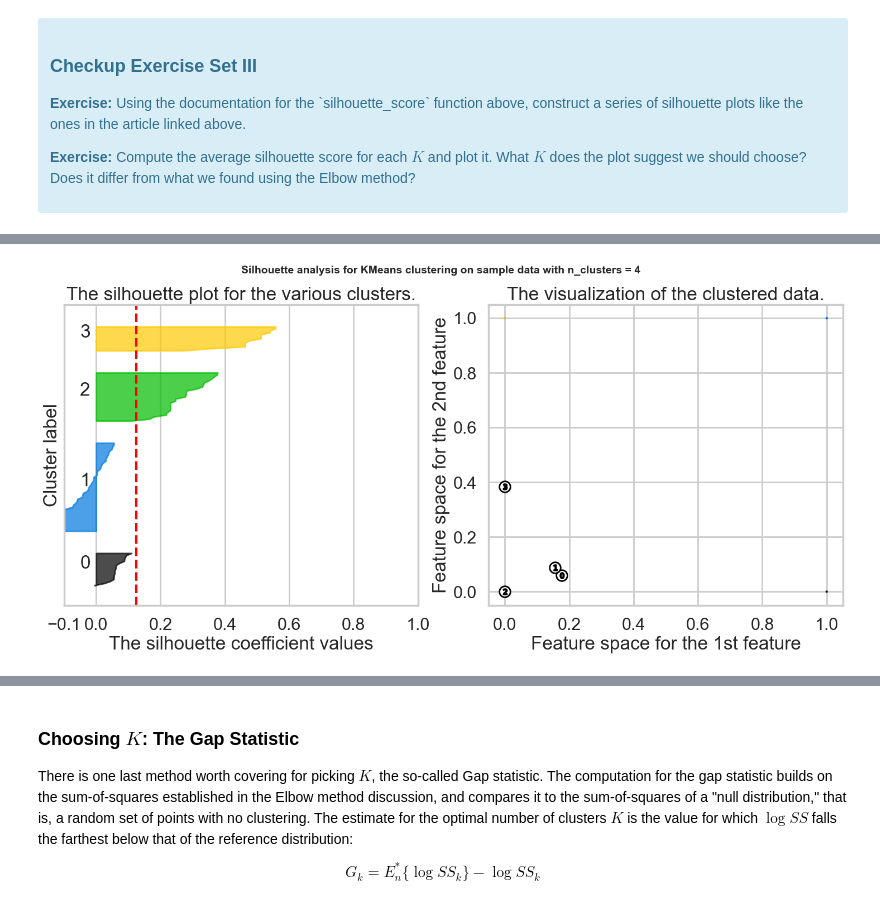
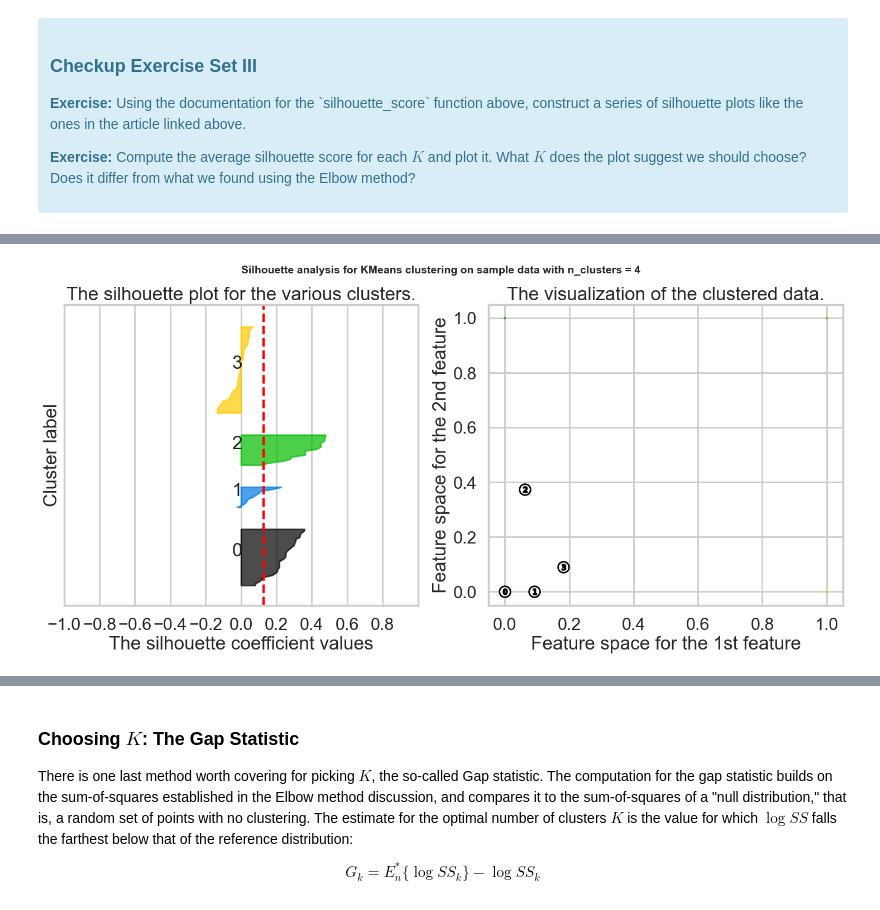
Before and after one commit to sardarchitect/ucsd-mini-projects, a Jupyter notebook: mec-16.2.6-clustering-mini-project/Mini_Project_Clustering.ipynb, the cells around one changed output, grey strips where cells are left out. Saved outputs shown, nothing was run; the diff lists cells and outputs as text; code cells hidden in the pictures.

```diff
--- a/mec-16.2.6-clustering-mini-project/Mini_Project_Clustering.ipynb
+++ b/mec-16.2.6-clustering-mini-project/Mini_Project_Clustering.ipynb
@@ -182,42 +187,26 @@ Fortunately, scikit-learn provides a function to compute this for us (phew!) cal
 </div>
 # %%
 # Your turn.
-
 from sklearn.metrics import silhouette_samples, silhouette_score
-
 import matplotlib.cm as cm
 
-for n_cluster in np.arange(2,11):
-
-    # Create a subplot with 1 row and 2 columns
+for n_clusters in range(2,11):
     fig, (ax1, ax2) = plt.subplots(1, 2)
     fig.set_size_inches(18, 7)
 
-    # The 1st subplot is the silhouette plot
-    # The silhouette coefficient can range from -1, 1 but in this example all
-    # lie within [-0.1, 1]
-    ax1.set_xlim([-0.1, 1])
-    # The (n_clusters+1)*10 is for inserting blank space between silhouette
-    # plots of individual clusters, to demarcate them clearly.
-    ax1.set_ylim([0, len(x_cols) + (n_cluster + 1) * 10])
+    ax1.set_xlim([-1, 1])
+    ax1.set_ylim([0, len(x_cols) + (n_clusters + 1) * 10])
 
-    kmeans = KMeans(n_clusters=n_cluster)
-    cluster_labels = kmeans.fit_predict(x_cols)
+    clusterer = KMeans(n_clusters, n_init='auto', random_state=10)
+    cluster_labels = clusterer.fit_predict(x_cols)
 
-    # The silhouette_score gives the average value for all the samples.
-    # This gives a perspective into the density and separation of the formed
-    # clusters
     silhouette_avg = silhouette_score(x_cols, cluster_labels)
-    print("For n_clusters =", n_cluster,
-          "The average silhouette_score is :", silhouette_avg)
+    print("For n_clusters = ", n_clusters, "The average silhouette score is:", silhouette_avg)
 
-    # Compute the silhouette scores for each sample
     sample_silhouette_values = silhouette_samples(x_cols, cluster_labels)
 
     y_lower = 10
-    for i in range(n_cluster):
-        # Aggregate the silhouette scores for samples belonging to
-        # cluster i, and sort them
+    for i in range(n_clusters):
         ith_cluster_silhouette_values = sample_silhouette_values[cluster_labels == i]
 
         ith_cluster_silhouette_values.sort()
@@ -225,10 +214,15 @@ for n_cluster in np.arange(2,11):
         size_cluster_i = ith_cluster_silhouette_values.shape[0]
         y_upper = y_lower + size_cluster_i
 
-        color = cm.nipy_spectral(float(i) / n_cluster)
-        ax1.fill_betweenx(np.arange(y_lower, y_upper),
-                          0, ith_cluster_silhouette_values,
-                          facecolor=color, edgecolor=color, alpha=0.7)
+        color = cm.nipy_spectral(float(i) / n_clusters)
+        ax1.fill_betweenx(
+            np.arange(y_lower, y_upper),
+            0,
+            ith_cluster_silhouette_values,
+            facecolor=color,
+            edgecolor=color,
+            alpha=0.7,
+        )
 
         # Label the silhouette plots with their cluster numbers at the middle
         ax1.text(-0.05, y_lower + 0.5 * size_cluster_i, str(i))
@@ -244,30 +238,40 @@ for n_cluster in np.arange(2,11):
     ax1.axvline(x=silhouette_avg, color="red", linestyle="--")
 
     ax1.set_yticks([])  # Clear the yaxis labels / ticks
-    ax1.set_xticks([-0.1, 0, 0.2, 0.4, 0.6, 0.8, 1])
+    ax1.set_xticks(np.arange(-1, 1, 0.2))
 
     # 2nd Plot showing the actual clusters formed
-    colors = cm.nipy_spectral(cluster_labels.astype(float) / n_cluster)
-    ax2.scatter(x_cols[:, 0], x_cols[:, 1], marker='.', s=30, lw=0, alpha=0.7,
-                c=colors, edgecolor='k')
+    colors = cm.nipy_spectral(cluster_labels.astype(float) / n_clusters)
+    ax2.scatter(
+        x_cols[:, 0], x_cols[:, 1], marker=".", s=30, lw=0, alpha=0.7, c=colors, edgecolor="k"
+    )
 
     # Labeling the clusters
-    centers = kmeans.cluster_centers_
+    centers = clusterer.cluster_centers_
     # Draw white circles at cluster centers
-    ax2.scatter(centers[:, 0], centers[:, 1], marker='o',
-                c="white", alpha=1, s=200, edgecolor='k')
+    ax2.scatter(
+        centers[:, 0],
+        centers[:, 1],
+        marker="o",
+        c="white",
+        alpha=1,
+        s=200,
+        edgecolor="k",
+    )
 
     for i, c in enumerate(centers):
-        ax2.scatter(c[0], c[1], marker='$%d$' % i, alpha=1,
-                    s=50, edgecolor='k')
+        ax2.scatter(c[0], c[1], marker="$%d$" % i, alpha=1, s=50, edgecolor="k")
 
     ax2.set_title("The visualization of the clustered data.")
     ax2.set_xlabel("Feature space for the 1st feature")
     ax2.set_ylabel("Feature space for the 2nd feature")
 
-    plt.suptitle(("Silhouette analysis for KMeans clustering on sample data "
-                  "with n_clusters = %d" % n_cluster),
-                 fontsize=14, fontweight='bold')
+    plt.suptitle(
+        "Silhouette analysis for KMeans clustering on sample data with n_clusters = %d"
+        % n_clusters,
+        fontsize=14,
+        fontweight="bold",
+    )
 
 plt.show()
 # %% [output]
@@ -285 +289 @@ For n_clusters = 10 The average silhouette_score is : 0.1195826992457472
-[figure, old version]
+[figure, new version]
```
Also changed, not shown: parts of 12 cells of this notebook, 1 other file.
